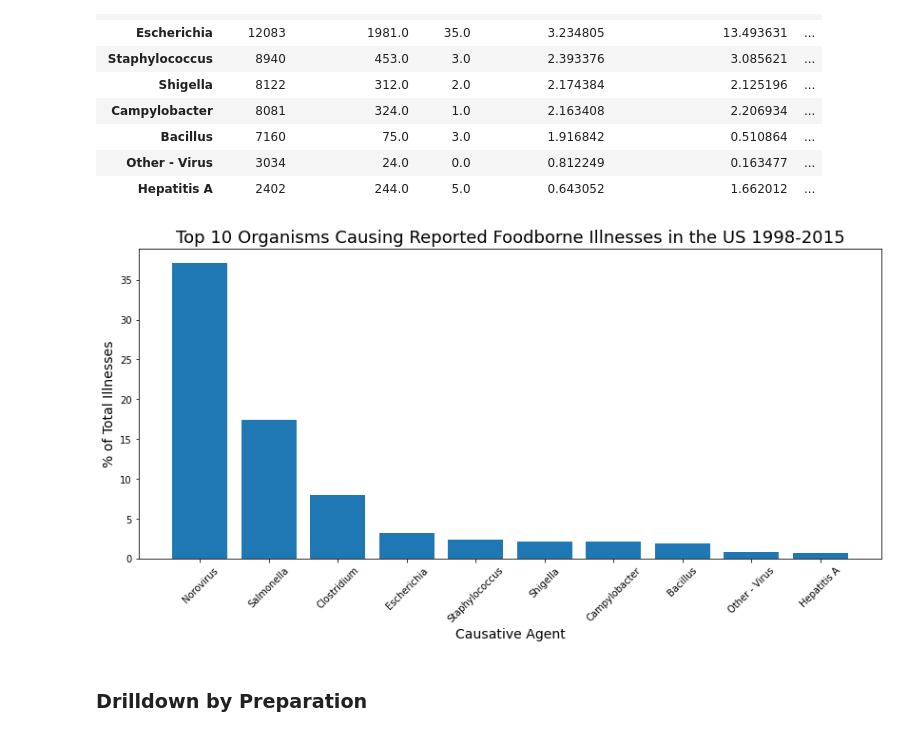
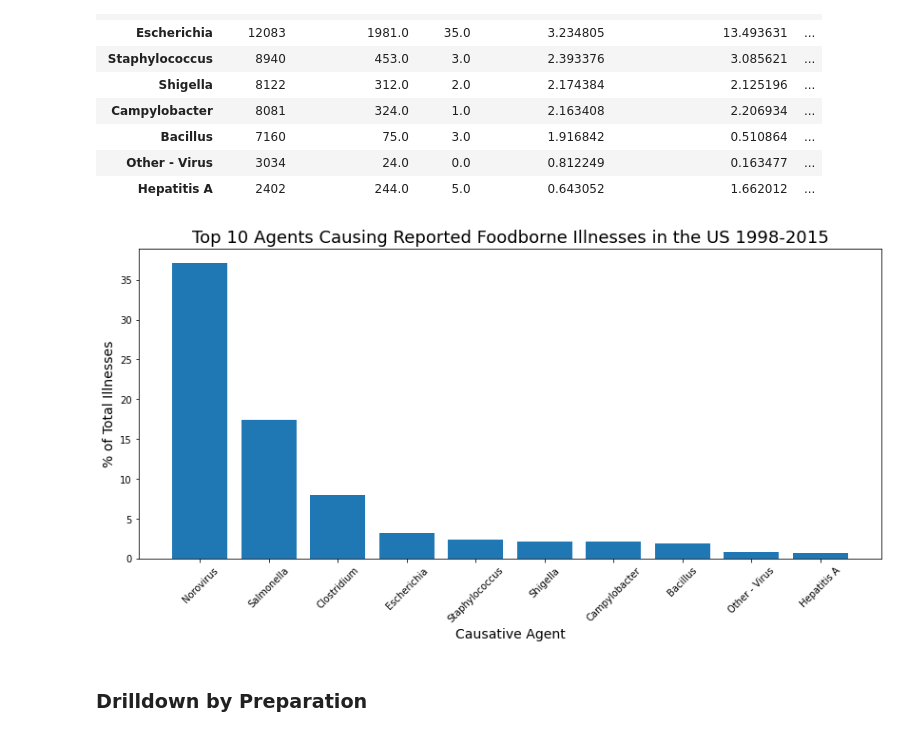
Before and after one commit to Aniastiti/Foodborne_Illness, a Jupyter notebook: notebooks/cdc_occurence_data.ipynb, the cells around one changed output. Cells and saved outputs as stored; diff of their text form; code cells hidden in the pictures.

```diff
--- a/notebooks/cdc_occurence_data.ipynb
+++ b/notebooks/cdc_occurence_data.ipynb
@@ -659,13 +659,13 @@ bug_outcomes_df
 # %%
 plt.figure(figsize=(14,6))
 plt.bar(bug_outcomes_df.index.values, bug_outcomes_df['perc_tot_illnesses'])
 
 plt.xticks(bug_outcomes_df.index.values, rotation=45)
 plt.xlabel('Causative Agent', fontsize=14)
 plt.ylabel("% of Total Illnesses", fontsize=14)
-plt.title('Top 10 Organisms Causing Reported Foodborne Illnesses in the US 1998-2015', fontsize=18);
+plt.title('Top 10 Agents Causing Reported Foodborne Illnesses in the US 1998-2015', fontsize=18);
 # %% [output]
-[figure, old version]
+[figure, new version]
 # %% [markdown]
 ### Drilldown by Preparation
 # %%
```
Also changed, not shown: parts of 22 cells of this notebook, 8 other files.
